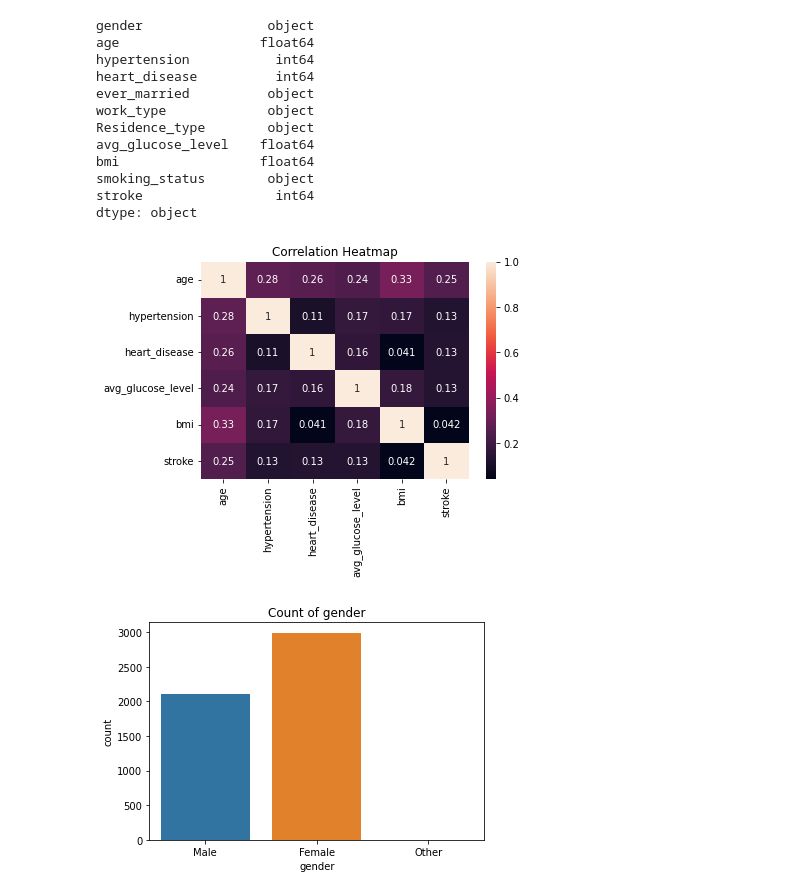
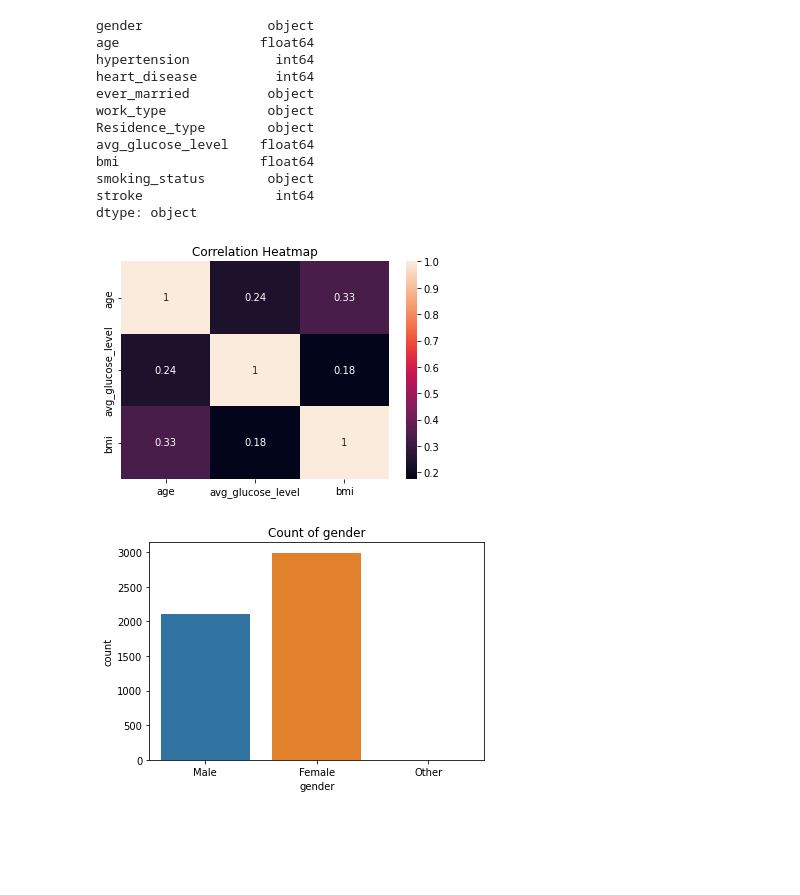
Before and after one commit to summerthia02/bt4222_project, a Jupyter notebook: BT4222.ipynb, the cells around one changed output. Saved outputs shown, nothing was run; the diff lists cells and outputs as text; code cells hidden in the pictures; blank space fills up the shorter version.

```diff
--- a/BT4222.ipynb
+++ b/BT4222.ipynb
@@ -62,12 +62,14 @@ bmi                  float64
 smoking_status        object
 stroke                 int64
 dtype: object
+# %%
+df_continuous = df[['age', 'avg_glucose_level', 'bmi']]
 # %%
-sns.heatmap(df.corr(), annot=True)
+sns.heatmap(df_continuous.corr(), annot=True)
 plt.title('Correlation Heatmap')
 plt.show()
 # %% [output]
-[figure, old version]
+[figure, new version]
 # %%
 for column in df.columns:
     if column != 'stroke':
```
Also changed, not shown: parts of 27 cells of this notebook.
